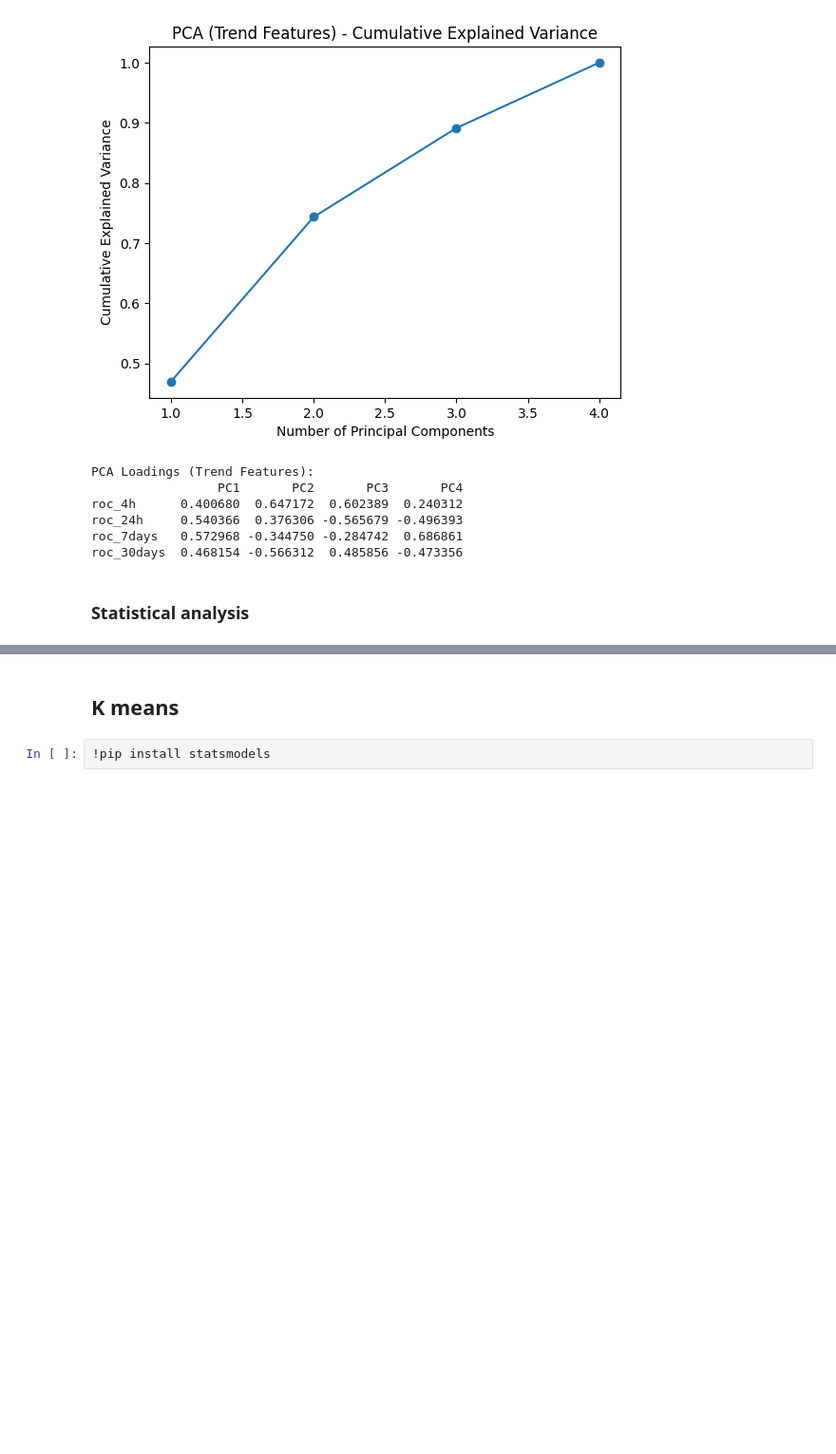
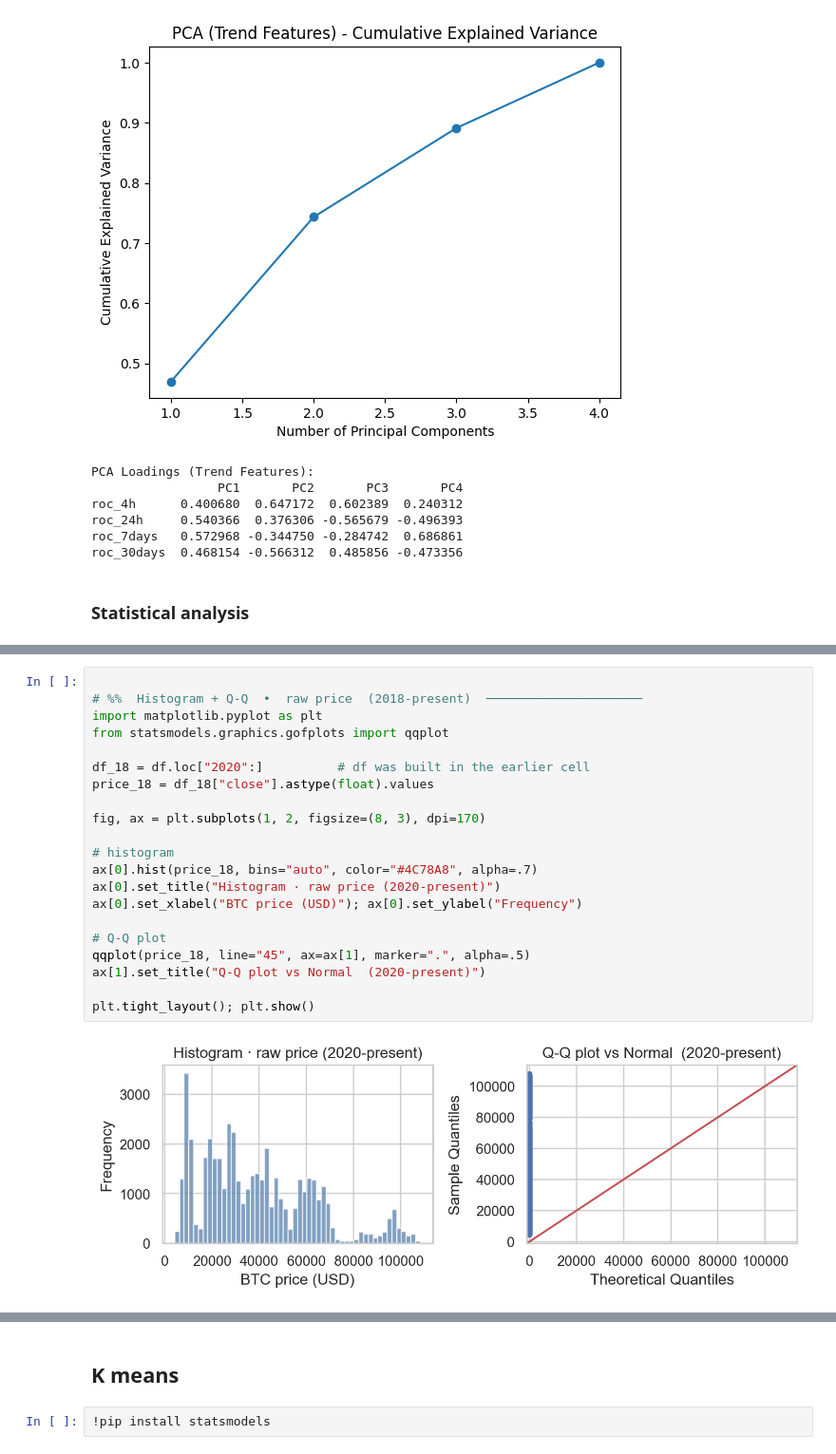
Before and after one commit to Stevenberger1/Stock-Market-Prediction, a Jupyter notebook: data/Statistical_analysis.ipynb, the cells around one changed output, grey strips where cells are left out. Shown at 95% size. Saved outputs shown, nothing was run; the diff lists cells and outputs as text; blank space fills up the shorter version.

```diff
--- a/data/Statistical_analysis.ipynb
+++ b/data/Statistical_analysis.ipynb
@@ -807,0 +338,23 @@ Box–Cox isn’t a new dataset; it’s your original variable passed through a
+# %%
+
+# %%  Histogram + Q-Q  •  raw price  (2018-present)  ─────────────────────
+import matplotlib.pyplot as plt
+from statsmodels.graphics.gofplots import qqplot
+
+df_18 = df.loc["2020":]          # df was built in the earlier cell
+price_18 = df_18["close"].astype(float).values
+
+fig, ax = plt.subplots(1, 2, figsize=(8, 3), dpi=170)
+
+# histogram
+ax[0].hist(price_18, bins="auto", color="#4C78A8", alpha=.7)
+ax[0].set_title("Histogram · raw price (2020-present)")
+ax[0].set_xlabel("BTC price (USD)"); ax[0].set_ylabel("Frequency")
+
+# Q-Q plot
+qqplot(price_18, line="45", ax=ax[1], marker=".", alpha=.5)
+ax[1].set_title("Q-Q plot vs Normal  (2020-present)")
+
+plt.tight_layout(); plt.show()
+# %% [output]
+[figure, added]
```
Also changed, not shown: parts of 39 cells of this notebook.
